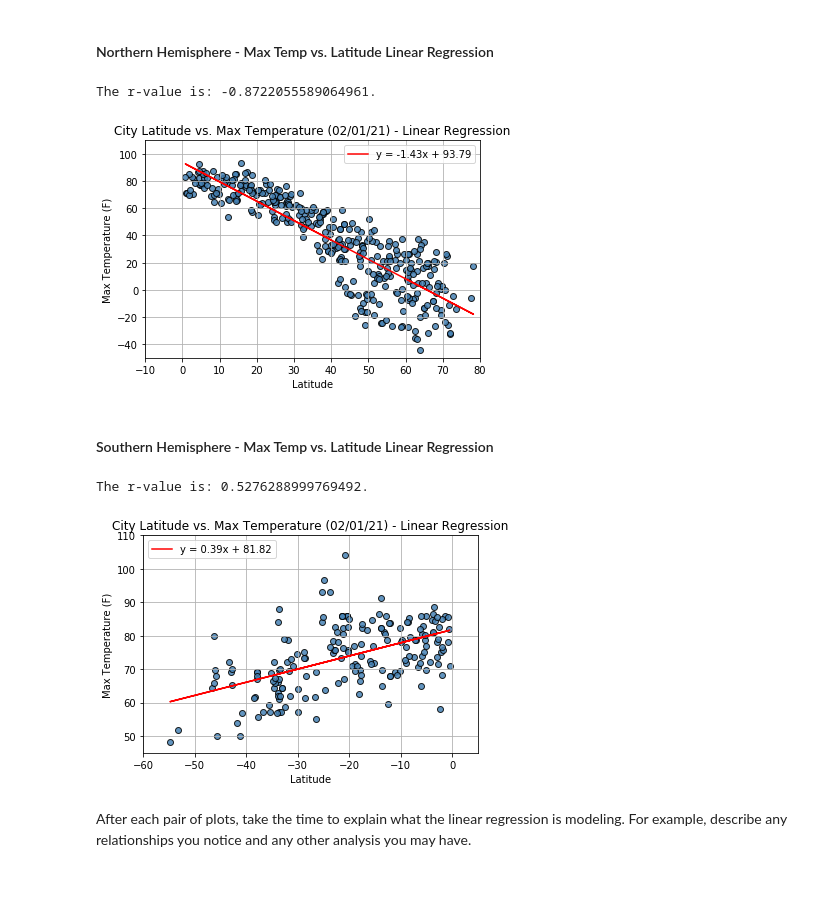
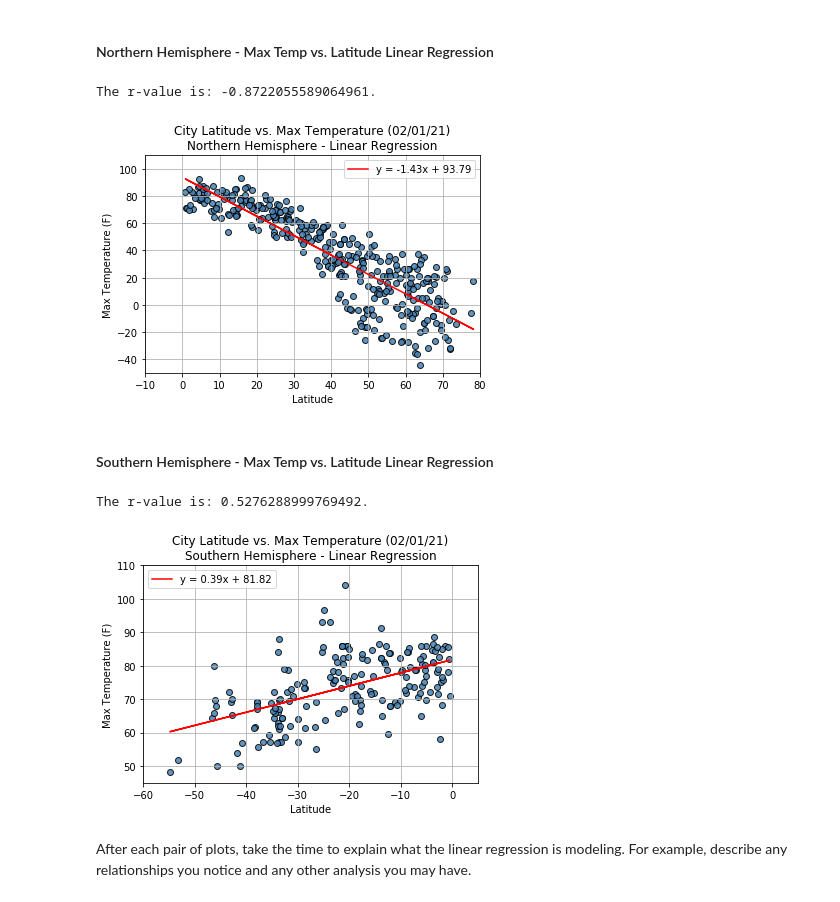
Before and after one commit to vandrade88/python-api-challenge, a Jupyter notebook: WeatherPy/WeatherPy.ipynb, the cells around one changed output. Drawn from its saved outputs; the diff is of its cells as text; code cells hidden in the pictures.

```diff
--- a/WeatherPy/WeatherPy.ipynb
+++ b/WeatherPy/WeatherPy.ipynb
@@ -333,26 +333,26 @@ southern_hemisphere = city_df.loc[city_df['Lat'] < 0]
 # %%
 x_values = northern_hemisphere['Lat']
 y_values = northern_hemisphere['Max Temp']
 
 (slope, intercept, rvalue, pvalue, stderr) = linregress(x_values, y_values)
 regress_values = x_values * slope + intercept
 line_eq = "y = " + str(round(slope,2)) + "x + " + str(round(intercept,2))
 
 print(f"The r-value is: {rvalue}.")
 
 plt.scatter(x_values, y_values, marker="o", facecolors="steelblue", edgecolors="black", alpha = 0.85)
 plt.plot(x_values,regress_values,"r-", label = line_eq)
-plt.title('City Latitude vs. Max Temperature (02/01/21) - Linear Regression')
+plt.title('City Latitude vs. Max Temperature (02/01/21)\nNorthern Hemisphere - Linear Regression')
 plt.xlabel('Latitude')
 plt.ylabel('Max Temperature (F)')
 plt.grid(b=True, which='major', axis='both')
 plt.ylim(-50,110)
 plt.xlim(-10,80)
 plt.legend(loc="best")
 plt.show()
 # %% [output]
 The r-value is: -0.8722055589064961.
-[figure, old version]
+[figure, new version]
 # %% [markdown]
 ####  Southern Hemisphere - Max Temp vs. Latitude Linear Regression
 # %%
@@ -367,7 +367,7 @@ print(f"The r-value is: {rvalue}.")
 
 plt.scatter(x_values, y_values, marker="o", facecolors="steelblue", edgecolors="black", alpha = 0.85)
 plt.plot(x_values,regress_values,"r-", label = line_eq)
-plt.title('City Latitude vs. Max Temperature (02/01/21) - Linear Regression')
+plt.title('City Latitude vs. Max Temperature (02/01/21)\nSouthern Hemisphere - Linear Regression')
 plt.xlabel('Latitude')
 plt.ylabel('Max Temperature (F)')
 plt.grid(b=True, which='major', axis='both')
@@ -377,7 +377,7 @@ plt.legend(loc="best")
 plt.show()
 # %% [output]
 The r-value is: 0.5276288999769492.
-[figure, old version]
+[figure, new version]
 # %% [markdown]
 After each pair of plots, take the time to explain what the linear regression is modeling. For example, describe any relationships you notice and any other analysis you may have.
 # %% [markdown]
```
Also changed, not shown: parts of 6 cells of this notebook.
